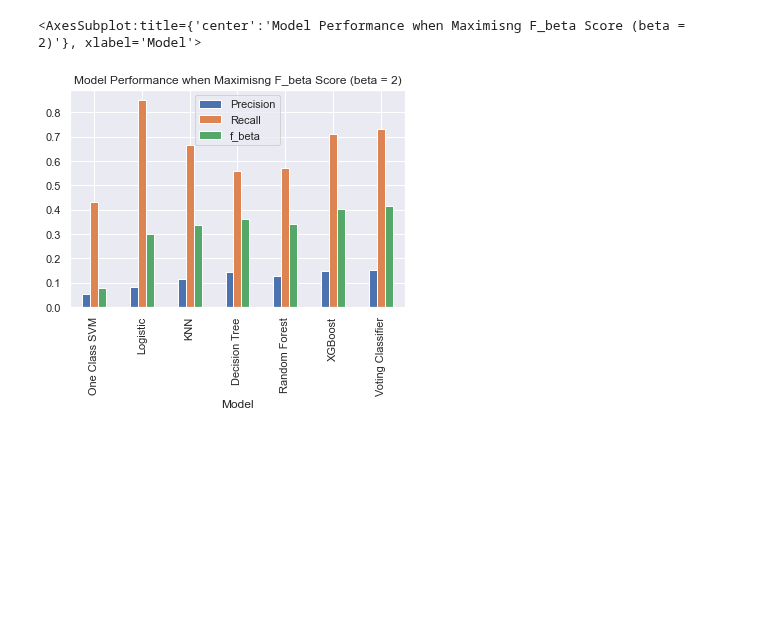
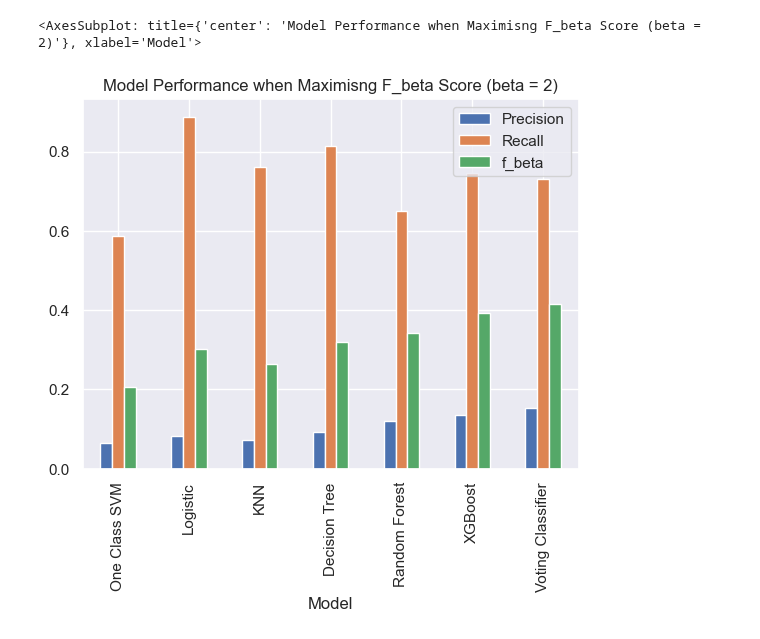
Before and after one commit to hewtungyuen/car-insurance-fraud-BT4012, a Jupyter notebook: comparison.ipynb, the cells around one changed output. Drawn from its saved outputs; the diff is of its cells as text; code cells hidden in the pictures; blank space fills up the shorter version.

```diff
--- a/comparison.ipynb
+++ b/comparison.ipynb
@@ -16,9 +17,9 @@ df.plot(x='Model',
 # %%
-df = pd.DataFrame([["One Class SVM",0.054,0.43,0.078] , ["Logistic",0.082,0.85,0.30], ["KNN",0.1138,0.6642,0.3376], ["Decision Tree", 0.143,0.560, 0.362], ["Random Forest", 0.13,0.57,0.34], ["XGBoost",0.1466,0.70896,0.401], ["Voting Classifier", 0.153,0.731, 0.416]], columns = ["Model", "Precision", "Recall", "f_beta"])
+df = pd.DataFrame([["One Class SVM",0.065,0.587,0.206] , ["Logistic",0.083,0.888,0.301], ["KNN",0.073,0.761,0.263], ["Decision Tree", 0.093, 0.813, 0.319], ["Random Forest", 0.119,0.649,0.343], ["XGBoost",0.136,0.746,0.393], ["Voting Classifier", 0.153,0.731, 0.416]], columns = ["Model", "Precision", "Recall", "f_beta"])
 df.plot(x='Model',
         kind='bar',
         stacked=False,
         title='Model Performance when Maximisng F_beta Score (beta = 2)')
 # %% [output]
-<AxesSubplot:title={'center':'Model Performance when Maximisng F_beta Score (beta = 2)'}, xlabel='Model'>
+<AxesSubplot: title={'center': 'Model Performance when Maximisng F_beta Score (beta = 2)'}, xlabel='Model'>
-[figure, old version]
+[figure, new version]
```
Also changed, not shown: parts of 1 cell of this notebook.
